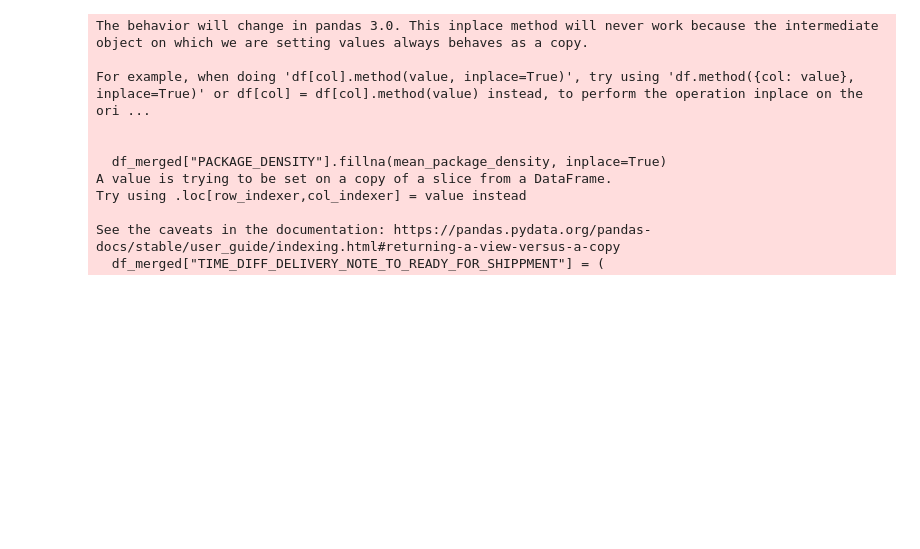
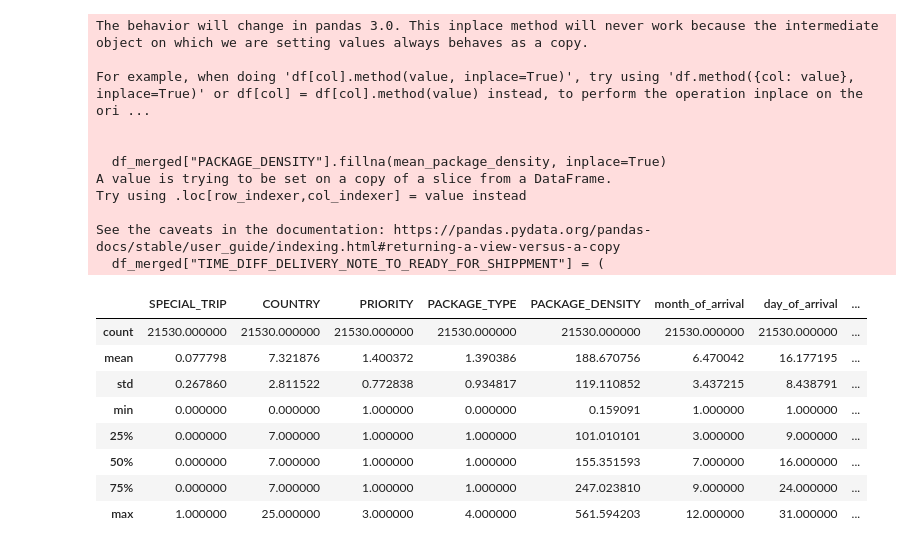
Before and after one commit to rehmansabeeh/Data_Science_Project_Group_5, a Jupyter notebook: notebooks/Project_solution.ipynb, the cells around one changed output. Drawn from its saved outputs; the diff is of its cells as text; code cells hidden in the pictures; blank space fills up the shorter version.

```diff
--- a/notebooks/Project_solution.ipynb
+++ b/notebooks/Project_solution.ipynb
@@ -21,3 +21,15 @@ Try using .loc[row_indexer,col_indexer] = value instead
 
 See the caveats in the documentation: https://pandas.pydata.org/pandas-docs/stable/user_guide/indexing.html#returning-a-view-versus-a-copy
   df_merged["TIME_DIFF_DELIVERY_NOTE_TO_READY_FOR_SHIPPMENT"] = (
+# %%
+df_merged.describe()
+# %% [output]
+|  | SPECIAL_TRIP | COUNTRY | PRIORITY | PACKAGE_TYPE | PACKAGE_DENSITY | month_of_arrival | day_of_arrival | ... |
+| count | 21530.000000 | 21530.000000 | 21530.000000 | 21530.000000 | 21530.000000 | 21530.000000 | 21530.000000 | ... |
+| mean | 0.077798 | 7.321876 | 1.400372 | 1.390386 | 188.670756 | 6.470042 | 16.177195 | ... |
+| std | 0.267860 | 2.811522 | 0.772838 | 0.934817 | 119.110852 | 3.437215 | 8.438791 | ... |
+| min | 0.000000 | 0.000000 | 1.000000 | 0.000000 | 0.159091 | 1.000000 | 1.000000 | ... |
+| 25% | 0.000000 | 7.000000 | 1.000000 | 1.000000 | 101.010101 | 3.000000 | 9.000000 | ... |
+| 50% | 0.000000 | 7.000000 | 1.000000 | 1.000000 | 155.351593 | 7.000000 | 16.000000 | ... |
+| 75% | 0.000000 | 7.000000 | 1.000000 | 1.000000 | 247.023810 | 9.000000 | 24.000000 | ... |
+| max | 1.000000 | 25.000000 | 3.000000 | 4.000000 | 561.594203 | 12.000000 | 31.000000 | ... |
```
Also changed, not shown: parts of 3 cells of this notebook, 5 other files.
